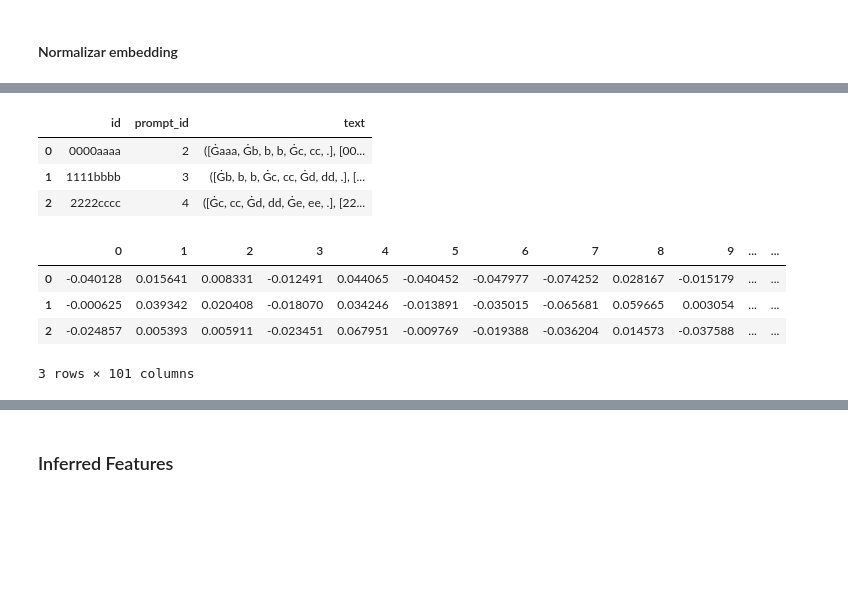
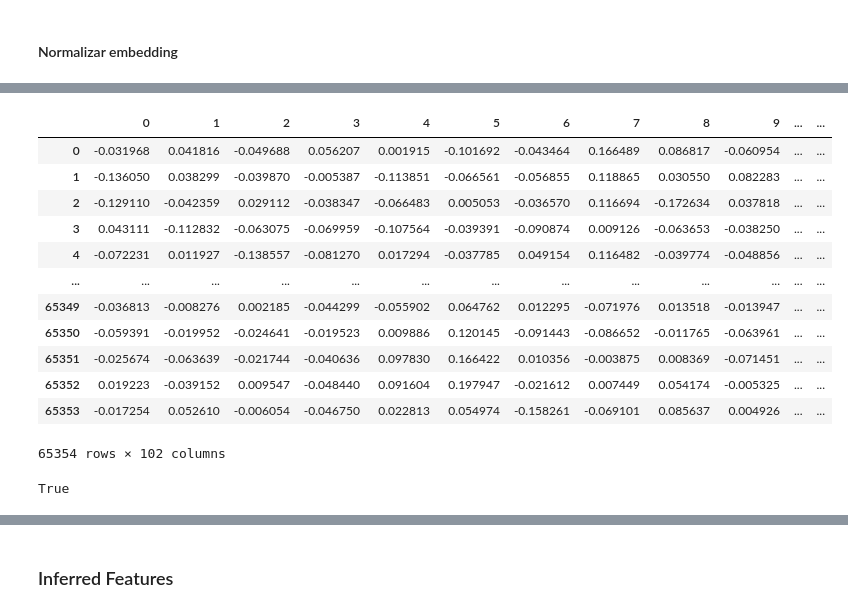
Before and after one commit to MrtC101/ia-2-uncuyo-2023, a Jupyter notebook: source/train_model.ipynb, the cells around one changed output, grey strips where cells are left out. Drawn from its saved outputs; the diff is of its cells as text; code cells hidden in the pictures; blank space fills up the shorter version.

```diff
--- a/source/train_model.ipynb
+++ b/source/train_model.ipynb
@@ -507,17 +503,22 @@ norm_embeddings_test_dataset = norm_embeddings_test_dataset.drop([100],axis=1)
+# %%
+norm_embeddings_dataset
+# %% [output]
+|  | 0 | 1 | 2 | 3 | 4 | 5 | 6 | 7 | 8 | 9 | ... | ... |
+| 0 | -0.031968 | 0.041816 | -0.049688 | 0.056207 | 0.001915 | -0.101692 | -0.043464 | 0.166489 | 0.086817 | -0.060954 | ... | ... |
+| 1 | -0.136050 | 0.038299 | -0.039870 | -0.005387 | -0.113851 | -0.066561 | -0.056855 | 0.118865 | 0.030550 | 0.082283 | ... | ... |
+| 2 | -0.129110 | -0.042359 | 0.029112 | -0.038347 | -0.066483 | 0.005053 | -0.036570 | 0.116694 | -0.172634 | 0.037818 | ... | ... |
+| 3 | 0.043111 | -0.112832 | -0.063075 | -0.069959 | -0.107564 | -0.039391 | -0.090874 | 0.009126 | -0.063653 | -0.038250 | ... | ... |
+| 4 | -0.072231 | 0.011927 | -0.138557 | -0.081270 | 0.017294 | -0.037785 | 0.049154 | 0.116482 | -0.039774 | -0.048856 | ... | ... |
+| ... | ... | ... | ... | ... | ... | ... | ... | ... | ... | ... | ... | ... |
+| 65349 | -0.036813 | -0.008276 | 0.002185 | -0.044299 | -0.055902 | 0.064762 | 0.012295 | -0.071976 | 0.013518 | -0.013947 | ... | ... |
+| 65350 | -0.059391 | -0.019952 | -0.024641 | -0.019523 | 0.009886 | 0.120145 | -0.091443 | -0.086652 | -0.011765 | -0.063961 | ... | ... |
+| 65351 | -0.025674 | -0.063639 | -0.021744 | -0.040636 | 0.097830 | 0.166422 | 0.010356 | -0.003875 | 0.008369 | -0.071451 | ... | ... |
+| 65352 | 0.019223 | -0.039152 | 0.009547 | -0.048440 | 0.091604 | 0.197947 | -0.021612 | 0.007449 | 0.054174 | -0.005325 | ... | ... |
+| 65353 | -0.017254 | 0.052610 | -0.006054 | -0.046750 | 0.022813 | 0.054974 | -0.158261 | -0.069101 | 0.085637 | 0.004926 | ... | ... |
+65354 rows × 102 columns
 # %%
 norm_embeddings_dataset = norm_embeddings_dataset.drop([100],axis=1)
-# %%
-doc_test_dataset
-# %% [output]
-|  | id | prompt_id | text |
-| 0 | 0000aaaa | 2 | ([Ġaaa, Ġb, b, b, Ġc, cc, .], [00... |
-| 1 | 1111bbbb | 3 | ([Ġb, b, b, Ġc, cc, Ġd, dd, .], [... |
-| 2 | 2222cccc | 4 | ([Ġc, cc, Ġd, dd, Ġe, ee, .], [22... |
-# %%
-norm_embeddings_test_dataset
-# %% [output]
-|  | 0 | 1 | 2 | 3 | 4 | 5 | 6 | 7 | 8 | 9 | ... | ... |
-| 0 | -0.040128 | 0.015641 | 0.008331 | -0.012491 | 0.044065 | -0.040452 | -0.047977 | -0.074252 | 0.028167 | -0.015179 | ... | ... |
-| 1 | -0.000625 | 0.039342 | 0.020408 | -0.018070 | 0.034246 | -0.013891 | -0.035015 | -0.065681 | 0.059665 | 0.003054 | ... | ... |
-| 2 | -0.024857 | 0.005393 | 0.005911 | -0.023451 | 0.067951 | -0.009769 | -0.019388 | -0.036204 | 0.014573 | -0.037588 | ... | ... |
-3 rows × 101 columns
+# %%
+docs_dataset.shape[0]==norm_embeddings_dataset.shape[0]
+# %% [output]
+True
```
Also changed, not shown: parts of 50 cells of this notebook, 1 other file.
